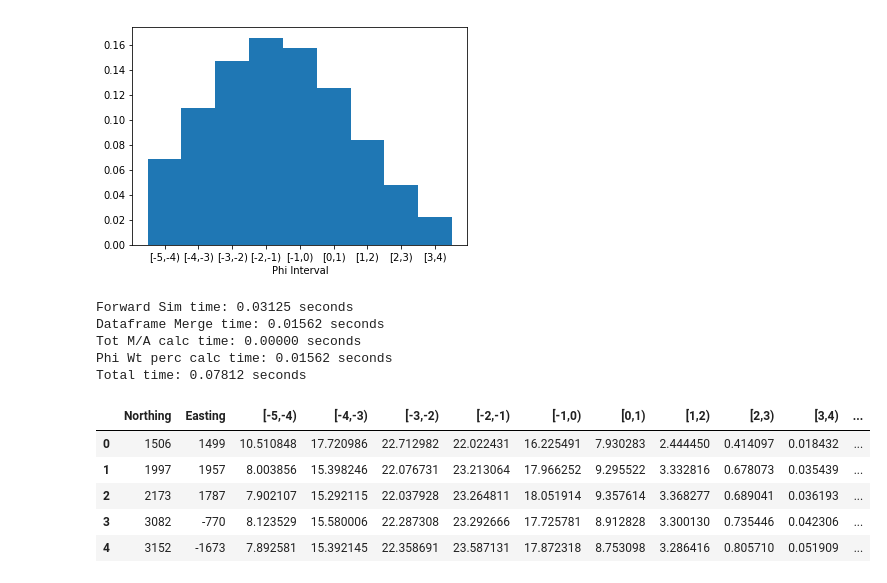
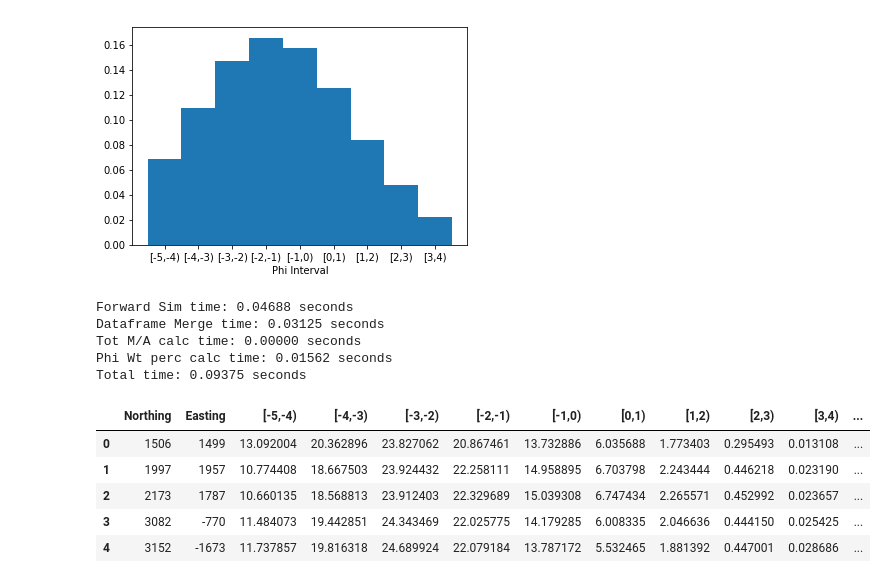
Before and after one commit to nmostert/inversion_project, a Jupyter notebook: Fixing_vent_height.ipynb, the cells around one changed output. Saved outputs shown, nothing was run; the diff lists cells and outputs as text; code cells hidden in the pictures.

```diff
--- a/Fixing_vent_height.ipynb
+++ b/Fixing_vent_height.ipynb
@@ -206,9 +227,9 @@ v = config["WIND_SPEED"]*np.sin(wind_angle)
 for phi_step in phi_steps:
     mass_in_phi = config["ERUPTION_MASS"] * phi_step["probability"]
     input_table, gsm_df, sig, vv, tft= gaussian_stack_single_phi(config, globs, grid,
-                                                          int(config["COL_STEPS"]), vent_height,
+                                                          int(20), vent_height,
                                                           config["PLUME_HEIGHT"],
-                                                          q_dist,
+                                                          (config["ALPHA"], config["BETA"]),
                                                           mass_in_phi,
                                                           (u,v),
                                                           phi_step["lower"],
@@ -221,39 +242,42 @@ print("Forward Sim time: %.5f seconds"%elapsed_time)
 
 t = process_time()
 df_merge = reduce(lambda x, y: pd.merge(x, y, on =['Northing', 'Easting']), df_list)
 elapsed_time = process_time() - t
 print("Dataframe Merge time: %.5f seconds"%elapsed_time)
 
 t = process_time()
 df_merge["MassArea"] = np.sum(df_merge[labels], 1)
 elapsed_time = process_time() - t
 print("Tot M/A calc time: %.5f seconds"%elapsed_time)
 
 t = process_time()
 for label in labels:
     df_merge[label] = df_merge.apply(lambda row: (row[label]/row["MassArea"])*100, axis=1) # This operation is much faster
 
 elapsed_time = process_time() - t
 print("Phi Wt perc calc time: %.5f seconds"%elapsed_time)
 
 total_time = process_time() - t_tot
 print("Total time: %.5f seconds"%total_time)
 
 forward_df = df_merge
+
+# forward_df["MassArea"] = forward_df["MassArea"]*(6991/9469)
+
 forward_df["radius"] = np.sqrt(forward_df["Easting"]**2 + forward_df["Northing"]**2)
 forward_df = forward_df.sort_values(by=['radius'])
 forward_df["Residual"] = forward_df["MassArea"]/obs_df["MassArea"]*100
 display(forward_df.head())
 # %% [output]
-Forward Sim time: 0.03125 seconds
-Dataframe Merge time: 0.01562 seconds
+Forward Sim time: 0.04688 seconds
+Dataframe Merge time: 0.03125 seconds
 Tot M/A calc time: 0.00000 seconds
 Phi Wt perc calc time: 0.01562 seconds
-Total time: 0.07812 seconds
+Total time: 0.09375 seconds
 |  | Northing | Easting | [-5,-4) | [-4,-3) | [-3,-2) | [-2,-1) | [-1,0) | [0,1) | [1,2) | [2,3) | [3,4) | ... |
-| 0 | 1506 | 1499 | 10.510848 | 17.720986 | 22.712982 | 22.022431 | 16.225491 | 7.930283 | 2.444450 | 0.414097 | 0.018432 | ... |
-| 1 | 1997 | 1957 | 8.003856 | 15.398246 | 22.076731 | 23.213064 | 17.966252 | 9.295522 | 3.332816 | 0.678073 | 0.035439 | ... |
-| 2 | 2173 | 1787 | 7.902107 | 15.292115 | 22.037928 | 23.264811 | 18.051914 | 9.357614 | 3.368277 | 0.689041 | 0.036193 | ... |
-| 3 | 3082 | -770 | 8.123529 | 15.580006 | 22.287308 | 23.292666 | 17.725781 | 8.912828 | 3.300130 | 0.735446 | 0.042306 | ... |
-| 4 | 3152 | -1673 | 7.892581 | 15.392145 | 22.358691 | 23.587131 | 17.872318 | 8.753098 | 3.286416 | 0.805710 | 0.051909 | ... |
+| 0 | 1506 | 1499 | 13.092004 | 20.362896 | 23.827062 | 20.867461 | 13.732886 | 6.035688 | 1.773403 | 0.295493 | 0.013108 | ... |
+| 1 | 1997 | 1957 | 10.774408 | 18.667503 | 23.924432 | 22.258111 | 14.958895 | 6.703798 | 2.243444 | 0.446218 | 0.023190 | ... |
+| 2 | 2173 | 1787 | 10.660135 | 18.568813 | 23.912403 | 22.329689 | 15.039308 | 6.747434 | 2.265571 | 0.452992 | 0.023657 | ... |
+| 3 | 3082 | -770 | 11.484073 | 19.442851 | 24.343469 | 22.025775 | 14.179285 | 6.008335 | 2.046636 | 0.444150 | 0.025425 | ... |
+| 4 | 3152 | -1673 | 11.737857 | 19.816318 | 24.689924 | 22.079184 | 13.787172 | 5.532465 | 1.881392 | 0.447001 | 0.028686 | ... |
 # %%
```
Also changed, not shown: parts of 13 cells of this notebook, 5 other files.
